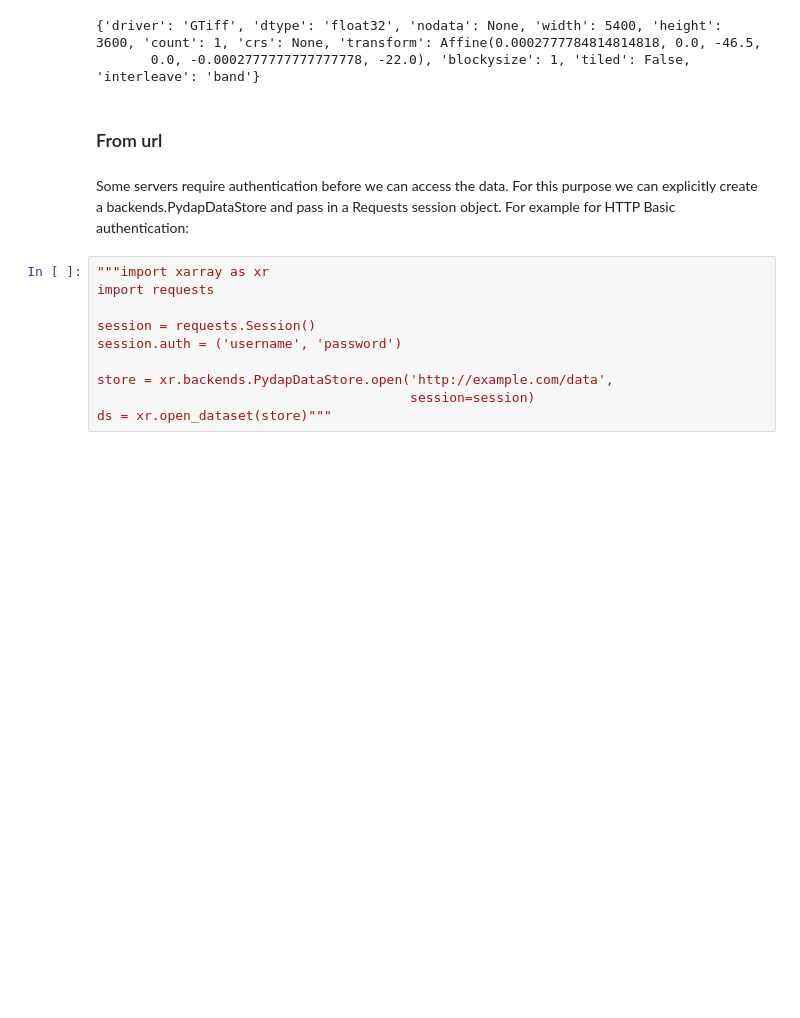
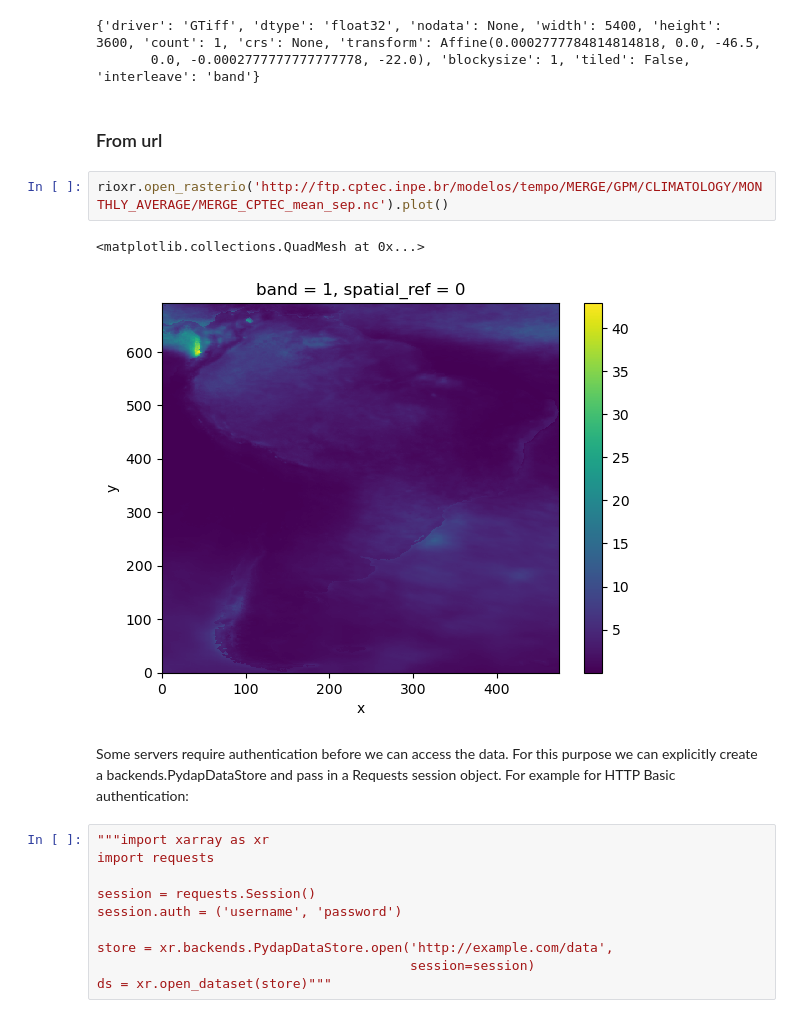
Before and after one commit to LPontes/Python-for-Geospatial-Analysis, a Jupyter notebook: tutorials/2.0 - Raster - Get satellite images.ipynb, the cells around one changed output. Saved outputs shown, nothing was run; the diff lists cells and outputs as text; blank space fills up the shorter version.

Commit message:
tutorial rasterio v1

```diff
--- a/tutorials/2.0 - Raster - Get satellite images.ipynb
+++ b/tutorials/2.0 - Raster - Get satellite images.ipynb
@@ -28,6 +31,11 @@ with rio.open('zip://../data/raster/SRTM/22S465ZN.zip!/22S465ZN.tif') as dataset
        0.0, -0.0002777777777777778, -22.0), 'blockysize': 1, 'tiled': False, 'interleave': 'band'}
 # %% [markdown]
 ### From url
+# %%
+rioxr.open_rasterio('http://ftp.cptec.inpe.br/modelos/tempo/MERGE/GPM/CLIMATOLOGY/MONTHLY_AVERAGE/MERGE_CPTEC_mean_sep.nc').plot()
+# %% [output]
+<matplotlib.collections.QuadMesh at 0x...>
+[figure, added]
 # %% [markdown]
 Some servers require authentication before we can access the data. For this purpose we can explicitly create a backends.PydapDataStore and pass in a Requests session object. For example for HTTP Basic authentication:
 # %%
```
Also changed, not shown: parts of 8 cells of this notebook, 8 other files.
